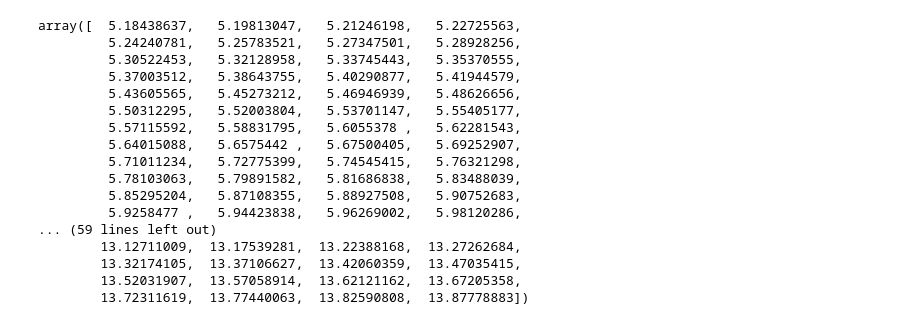
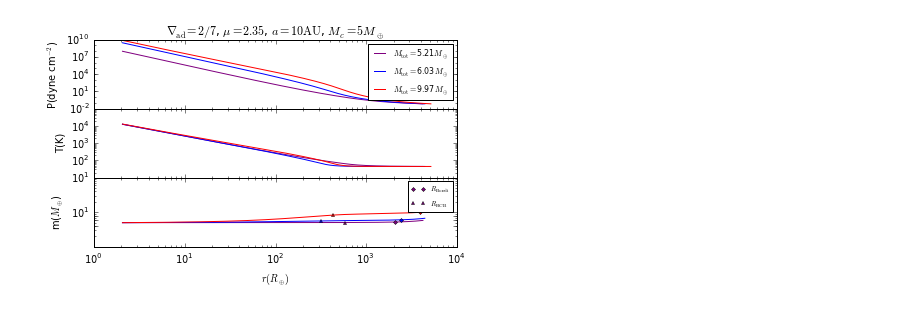
Before and after one commit to apiso/core_accretion, a Jupyter notebook: python/RadSGPoly/plots_poster.ipynb, the cells around one changed output. Saved outputs shown, nothing was run; the diff lists cells and outputs as text; code cells hidden in the pictures.

```diff
--- a/python/RadSGPoly/plots_poster.ipynb
+++ b/python/RadSGPoly/plots_poster.ipynb
@@ -14,34 +15,20 @@ from RadSGPoly.profiles_poly import atmload
 import matplotlib.cm as cm
 # %%
-a = 10
+a = 10.0
 Mc = 5.0
 delad27 = 2./7
 Y03 = 0.3
 
-prms03 = params(Me, Re, a, delad27, Y03, gamma = gammafn(delad27), R = Rfn(Y03), \
+prms = params(Me, Re, a, delad27, Y03, gamma = gammafn(delad27), R = Rfn(Y03), \
               Cv = Cvfn(Y03, delad27), Pd = Pdisk(a, mstar, FSigma, FT), \
               Td = Tdisk(a, FT), kappa = kdust)
 # %%
-atm = atmload('Mc5.0.npz', prms = prms03)
+atm = atmload('Mc5.0.npz', prms = prms)
 # %%
 model, param, prof = atm[0], atm[1], atm[2]
-# %%
-crit =
-# %% [output]
-array([  5.18438637,   5.19813047,   5.21246198,   5.22725563,
-         5.24240781,   5.25783521,   5.27347501,   5.28928256,
-         5.30522453,   5.32128958,   5.33745443,   5.35370555,
-         5.37003512,   5.38643755,   5.40290877,   5.41944579,
-         5.43605565,   5.45273212,   5.46946939,   5.48626656,
-         5.50312295,   5.52003804,   5.53701147,   5.55405177,
-         5.57115592,   5.58831795,   5.6055378 ,   5.62281543,
-         5.64015088,   5.6575442 ,   5.67500405,   5.69252907,
-         5.71011234,   5.72775399,   5.74545415,   5.76321298,
-         5.78103063,   5.79891582,   5.81686838,   5.83488039,
-         5.85295204,   5.87108355,   5.88927508,   5.90752683,
-         5.9258477 ,   5.94423838,   5.96269002,   5.98120286,
-... (59 lines left out)
-        13.12711009,  13.17539281,  13.22388168,  13.27262684,
-        13.32174105,  13.37106627,  13.42060359,  13.47035415,
-        13.52031907,  13.57058914,  13.62121162,  13.67205358,
-        13.72311619,  13.77440063,  13.82590808,  13.87778883])
+# %%
+crit = critical(param, prof, model)
+# %%
+paramcrit = crit[0]
+profcrit = crit[1]
+dtcrit = crit[2]
@@ -47,0 +61,40 @@ array([  5.18438637,   5.19813047,   5.21246198,   5.22725563,
+# %%
+filename = 'PTm_profiles_v2.pdf'
+
+
+f, (ax1, ax2, ax3) = plt.subplots(3, sharex=True, figsize = (13./2, 7.43/2))
+
+
+ax1.loglog(r1, P1, color = 'purple', label = r'$M_{\mathrm{tot}}=$' + str(MB1)[:4] + r'$M_{\oplus}$')
+ax1.loglog(r2, P2, color = 'blue', label = r'$M_{\mathrm{tot}}=$' + str(MB2)[:4] + r'$M_{\oplus}$')
+ax1.loglog(r3, P3, color = 'red', label = r'$M_{\mathrm{tot}}=$' + str(MB3)[:4] + r'$M_{\oplus}$')
+ax1.set_ylabel(r'P(dyne cm$^{-2}$)')
+ax1.yaxis.set_ticks([10**(-2), 10, 10**4, 10**7, 10**10])
+ax1.set_title(r'$\nabla_{\mathrm{ad}}=2/7$, $\mu=2.35$, $a=10\mathrm{AU}$, $M_c=5 M_{\oplus}$')
+ax1.legend(prop = {'size':8})
+
+ax2.loglog(r1, T1, color = 'purple')
+ax2.loglog(r2, T2, color = 'blue')
+ax2.loglog(r3, T3, color = 'red')
+ax2.set_ylabel(r'T(K)')
+ax2.yaxis.set_ticks([10, 10**2, 10**3, 10**4])
+#ax[1].yaxis.set_ticks([10**(-2), 10, 10**4, 10**7, 10**10])
+ax3.semilogx(r1, m1, color = 'purple')
+ax3.semilogx(r2, m2, color = 'blue')
+ax3.semilogx(r3, m3, color = 'red')
+ax3.loglog(RB1, MB1, '.', color = 'purple', label = r'$R_{\mathrm{Bondi}}$')
+ax3.loglog(RB2, MB2, '.', color = 'blue')
+ax3.loglog(RB3, MB3, '.', color = 'red')
+ax3.loglog(rcb1, Mcb1, '^', ms = 3, color = 'purple', label = r'$R_{\mathrm{RCB}}$')
+ax3.loglog(rcb2, Mcb2, '^', ms = 3, color = 'blue')
+ax3.loglog(rcb3, Mcb3, '^', ms = 3, color = 'red')
+ax3.yaxis.set_ticks([4, 6, 8, 10])
+ax3.set_ylabel(r'm($M_{\oplus}$)')
+ax3.set_xlabel(r'$r(R_{\oplus})$')
+ax3.legend(prop = {'size':7})
+
+f.subplots_adjust(hspace=0)
+
+plt.savefig(userpath + '/figs/ModelAtmospheres/RadSelfGravPoly/' + filename)
+# %% [output]
+[figure, added]
```
Also changed, not shown: parts of 5 cells of this notebook, 12 other files.
